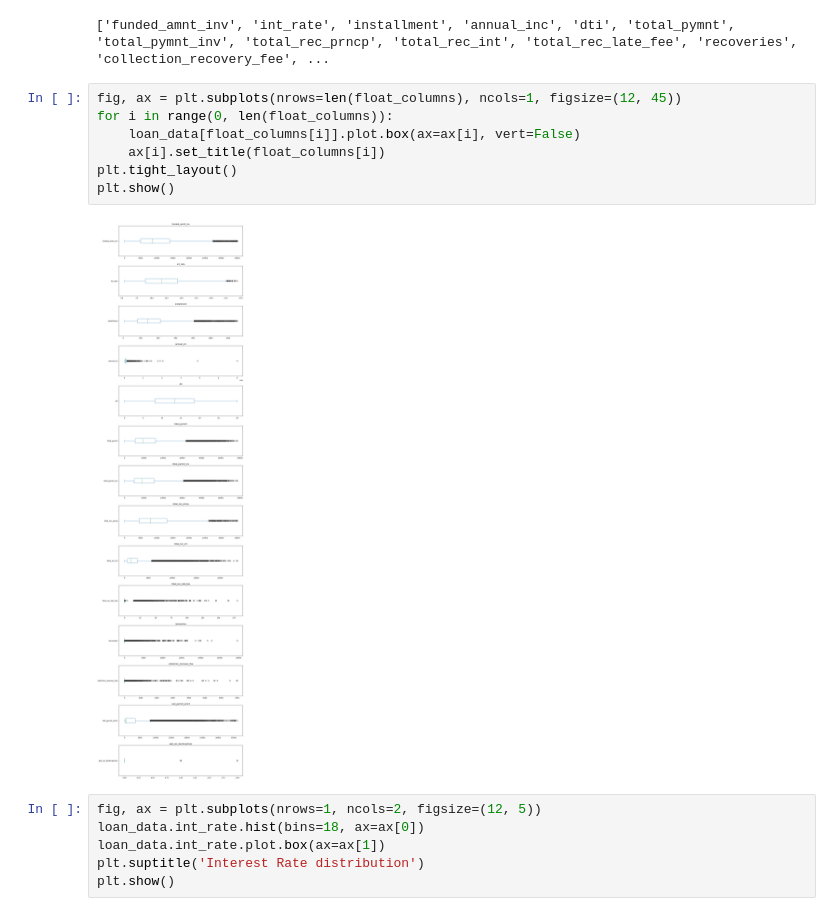
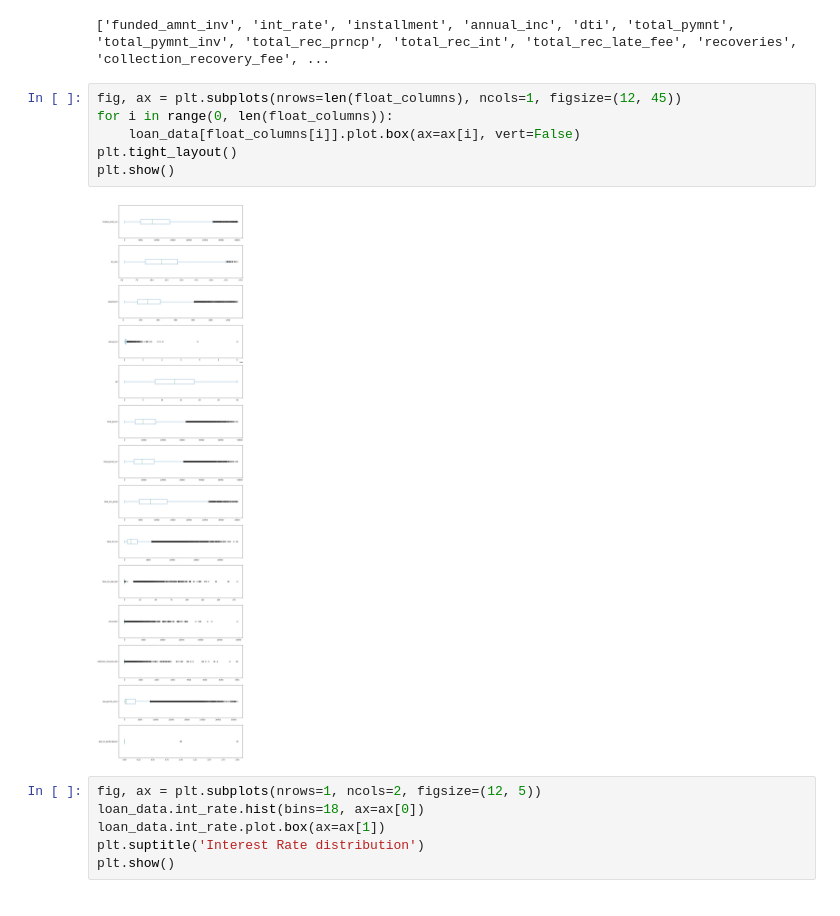
Before and after one commit to cyberpirate92/lending-club-case-study, a Jupyter notebook: Lending Club Case Study.ipynb, the cells around one changed output. Drawn from its saved outputs; the diff is of its cells as text.

```diff
--- a/Lending Club Case Study.ipynb
+++ b/Lending Club Case Study.ipynb
@@ -291,12 +291,11 @@ print(float_columns)
 # %%
 fig, ax = plt.subplots(nrows=len(float_columns), ncols=1, figsize=(12, 45))
 for i in range(0, len(float_columns)):
     loan_data[float_columns[i]].plot.box(ax=ax[i], vert=False)
-    ax[i].set_title(float_columns[i])
 plt.tight_layout()
 plt.show()
 # %% [output]
-[figure, old version]
+[figure, new version]
 # %%
 fig, ax = plt.subplots(nrows=1, ncols=2, figsize=(12, 5))
 loan_data.int_rate.hist(bins=18, ax=ax[0])
```
Also changed, not shown: parts of 24 cells of this notebook.
